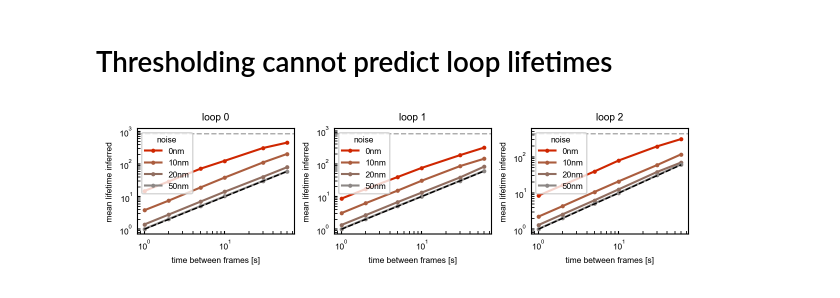
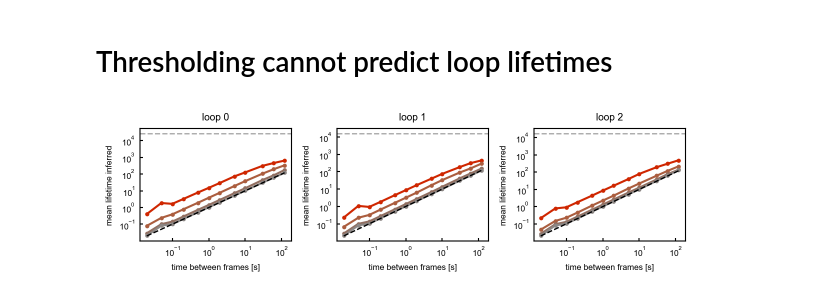
Before and after one commit to jjusuf2/looping_review_code, a Jupyter notebook: figure_code/Fig2_lifetimes_figures.ipynb, the cells around one changed output. Drawn from its saved outputs; the diff is of its cells as text; code cells hidden in the pictures.

Commit message:
updated figure code

```diff
--- a/figure_code/Fig2_lifetimes_figures.ipynb
+++ b/figure_code/Fig2_lifetimes_figures.ipynb
@@ -205,39 +205,43 @@ CTCF_loop_lifetimes = pd.read_csv(f'../data/CTCF_loops_lifetimes.csv')
 t_under_50nm_CTCF = pd.read_csv(f'../data/CTCF_loops_under_threshold_times_50nm.csv')
 
 CTCF_loops = [0, 1, 2]
-dt_arr = np.array([1, 2, 5, 10, 30, 60])
+dt_arr = np.array([0.02, 0.05, 0.1, 0.2, 0.5, 1, 2, 5, 10, 30, 60, 120])
 
 colors = {0: '#cf2600',
           10: '#ab5d3e',
           20: '#916e60',
           50: '#8c8785'}
 
 fig, axs = plt.subplots(1, 3, figsize=(6, 1.8))
 for ax_index, loop_num in enumerate(CTCF_loops):
     actual_lifetimes = CTCF_loop_lifetimes.loc[CTCF_loop_lifetimes['loop']==loop_num, 'lifetime']
     axs[ax_index].axhline(np.mean(actual_lifetimes), 0, 1, color='#aaaaaa', linestyle='--', linewidth=1, zorder=-1)
     for noise in [0, 10, 20, 50]:
         x = []
         y = []
         for dt in dt_arr:
             x.append(dt)
             y.append(np.nanmean(t_under_50nm_CTCF.loc[(t_under_50nm_CTCF['loop']==loop_num) &
                                                 (t_under_50nm_CTCF['noise']==noise) &
                                                 (t_under_50nm_CTCF['dt']==dt),'time']))
         axs[ax_index].plot(x, y, marker='o', ms=2, label=f'{noise}nm', color=colors[noise])
     handles, labels = axs[ax_index].get_legend_handles_labels()
     axs[ax_index].set_xscale('log')
     axs[ax_index].set_yscale('log')
     axs[ax_index].set_xlabel('time between frames [s]')
     axs[ax_index].set_ylabel('mean lifetime inferred');
-    axs[ax_index].legend(handles=handles, title='noise');
+    #axs[ax_index].legend(handles=handles, title='noise');
     axs[ax_index].set_title(f'loop {loop_num}')
     axs[ax_index].plot(dt_arr, dt_arr, 0, 1, color='black', linestyle='--', linewidth=1, zorder=10)
 
+    axs[ax_index].minorticks_off()
+
+axs[0].set_yticks(10.0**np.array([-1,0,1,2,3,4]))  # manually adjust first axis ticks
+
 plt.tight_layout()
 plt.savefig('../figure_exports/fig2_CTCF_loops_inferred_lifetimes.svg')
 # %% [output]
-[figure, old version]
+[figure, new version]
 # %%
 EP_loops_lifetime_histograms = pd.read_pickle('../data/EP_loops_lifetime_histograms.pkl')
 t_under_50nm_EP = pd.read_csv(f'../data/EP_loops_under_threshold_times_50nm.csv')
```
Also changed, not shown: parts of 1 cell of this notebook, 8 other files.
